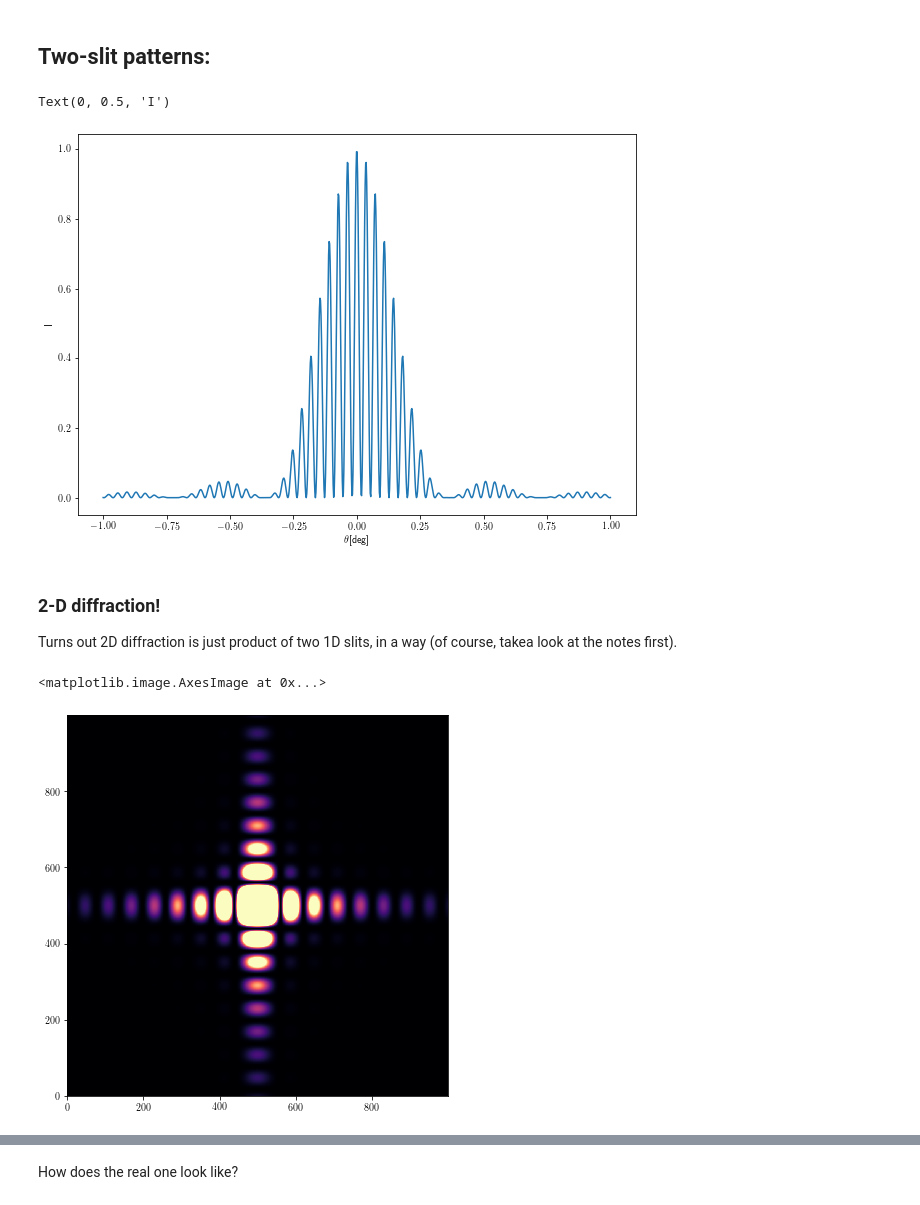
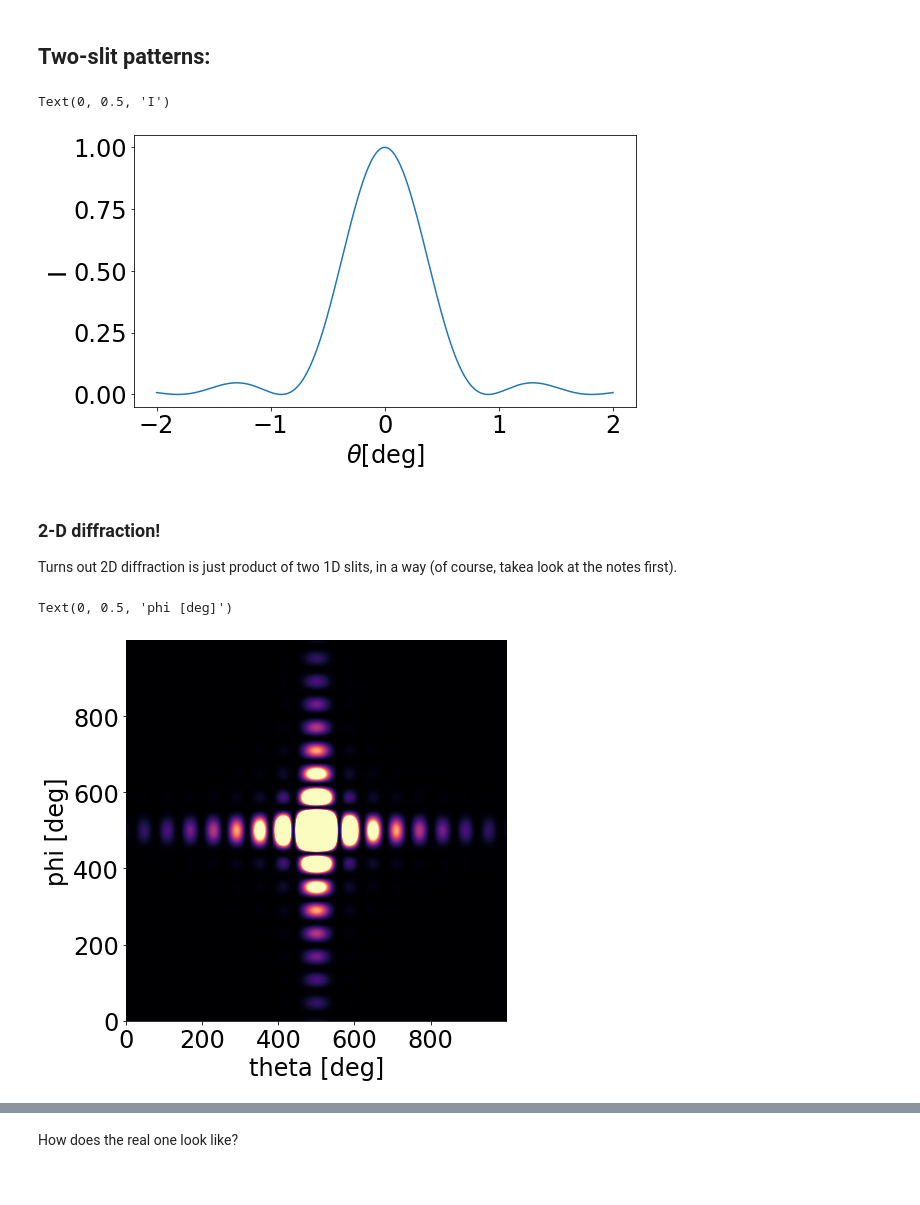
Before and after one commit to ivanzmilic/phys_4510_fall2021, a Jupyter notebook: diffraction.ipynb, the cells around one changed output, grey strips where cells are left out. Cells and saved outputs as stored; diff of their text form; code cells hidden in the pictures.

```diff
--- a/diffraction.ipynb
+++ b/diffraction.ipynb
@@ -107,29 +107,29 @@ The main idea here is that we can obviously use the diffraction to separate wave
 # %% [markdown]
 ## Two-slit patterns:
 # %%
-b = 0.1E-3 # width of the slit
-d = 1E-3 #distance between the slits
+b = 0.04E-3 # width of the slit
+d = 0.0E-3 #distance between the slits
 
 R = 2 # distance to the screen in meters
 
 llambda = 632.8E-9 # wavelengt of the laser in m # This is actually He-Ne laser ;)
 
 
-theta = np.linspace(-1,1,1000) # angle in degrees, avoid zero on purpose
+theta = np.linspace(-2,2,5000) # angle in degrees, avoid zero on purpose
 
 k = 2*np.pi/llambda
 
 beta = k * b * theta * np.pi/180.0 / 2.
-delta= k* d * theta * np.pi/180.0 / 2.
+delta= k* d * theta * np.pi/180.0
 
-I = (np.sin(beta)/beta)**2.0 * np.cos(delta)**2.0 # Diffraction pattern. That is: Distribution of the irradiance with angle
-plt.figure(figsize=[10,7])
+I = (np.sin(beta)/beta)**2.0 * np.cos(delta/2.0)**2.0 # Diffraction pattern. That is: Distribution of the irradiance with angle
+plt.figure(figsize=[9,5])
 plt.plot(theta,I)
 plt.xlabel("$\\theta $[deg]")
 plt.ylabel("I")
 # %% [output]
 Text(0, 0.5, 'I')
-[figure, old version]
+[figure, new version]
 # %% [markdown]
 ### 2-D diffraction!
 
@@ -155,14 +155,14 @@ I = ((np.sin(alpha)/alpha)**2.0)[:,None] * ((np.sin(beta)/beta)**2.0)[None,:]  #
 
 #I = np.clip(I,0,0.001)
 
-plt.figure(figsize=[10,7])
-plt.imshow(I.T,cmap='magma',origin='Lower',vmax=0.01)
+plt.figure(figsize=[7,7])
+plt.imshow(I.T,cmap='magma',origin='lower',vmax=0.01)
 
-#plt.xlabel("$\\theta $[deg]")
-#plt.ylabel("I")
+plt.xlabel("theta [deg]")
+plt.ylabel("phi [deg]")
 # %% [output]
-<matplotlib.image.AxesImage at 0x...>
+Text(0, 0.5, 'phi [deg]')
-[figure, old version]
+[figure, new version]
 # %%
 from scipy.ndimage import gaussian_filter
 
```
Also changed, not shown: parts of 7 cells of this notebook, 3 other files.
